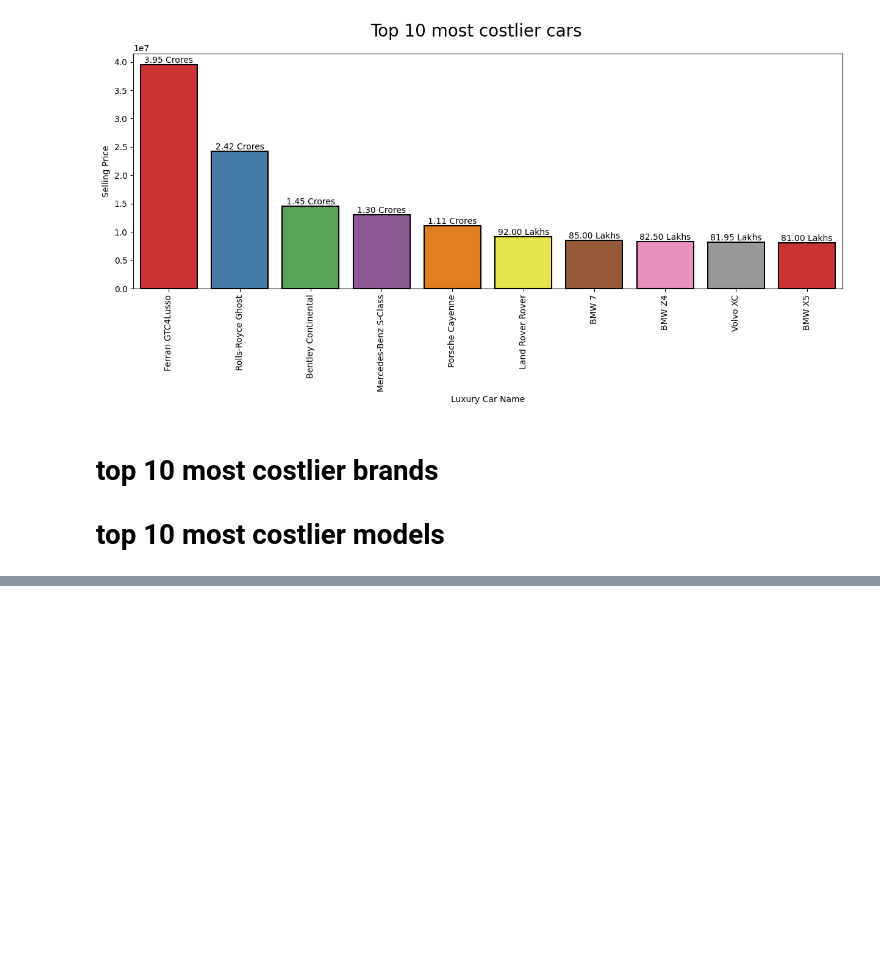
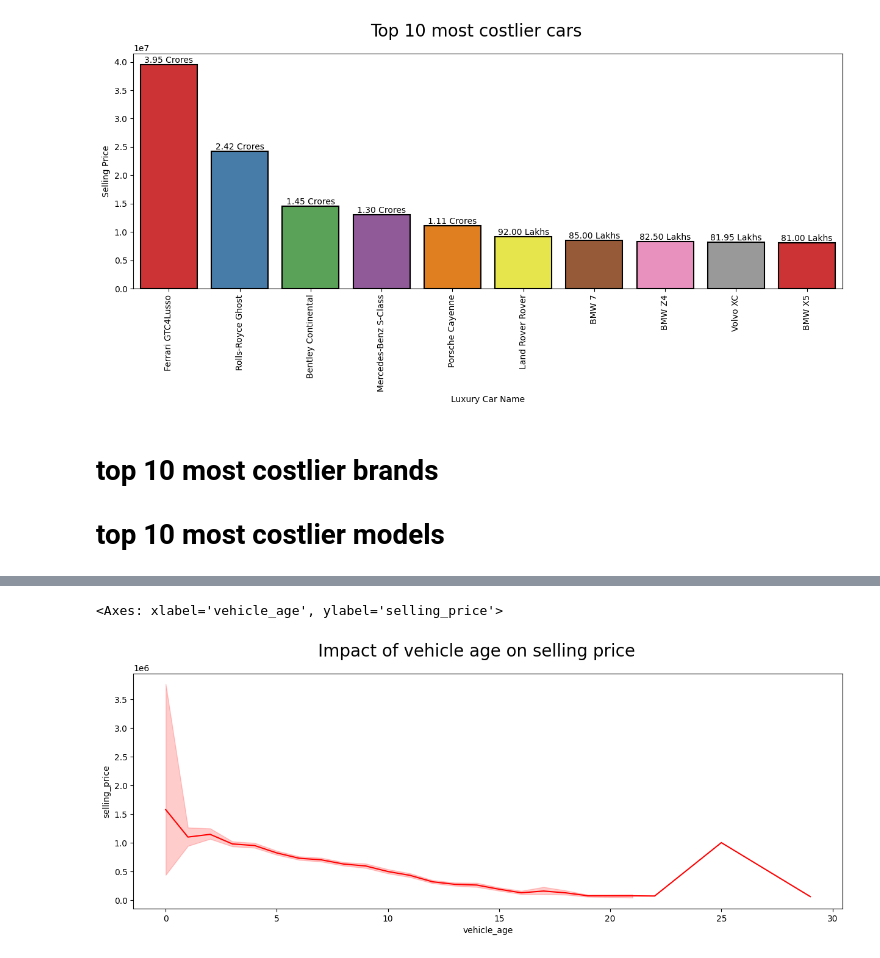
Before and after one commit to priyanshusaini566/project-car_price_prediction, a Jupyter notebook: main.ipynb, the cells around one changed output, grey strips where cells are left out. Drawn from its saved outputs; the diff is of its cells as text; code cells hidden in the pictures; blank space fills up the shorter version.

```diff
--- a/main.ipynb
+++ b/main.ipynb
@@ -584,0 +635,10 @@ plt.xticks(rotation=90)
+# %%
+#impact of vehicle age in selling price
+
+plt.figure(figsize=(15,5))
+plt.suptitle("Impact of vehicle age on selling price", fontsize=20)
+
+sns.lineplot(x=df['vehicle_age'], y=df['selling_price'], color='r')
+# %% [output]
+<Axes: xlabel='vehicle_age', ylabel='selling_price'>
+[figure, added]
```
Also changed, not shown: parts of 39 cells of this notebook, 9 other files.
